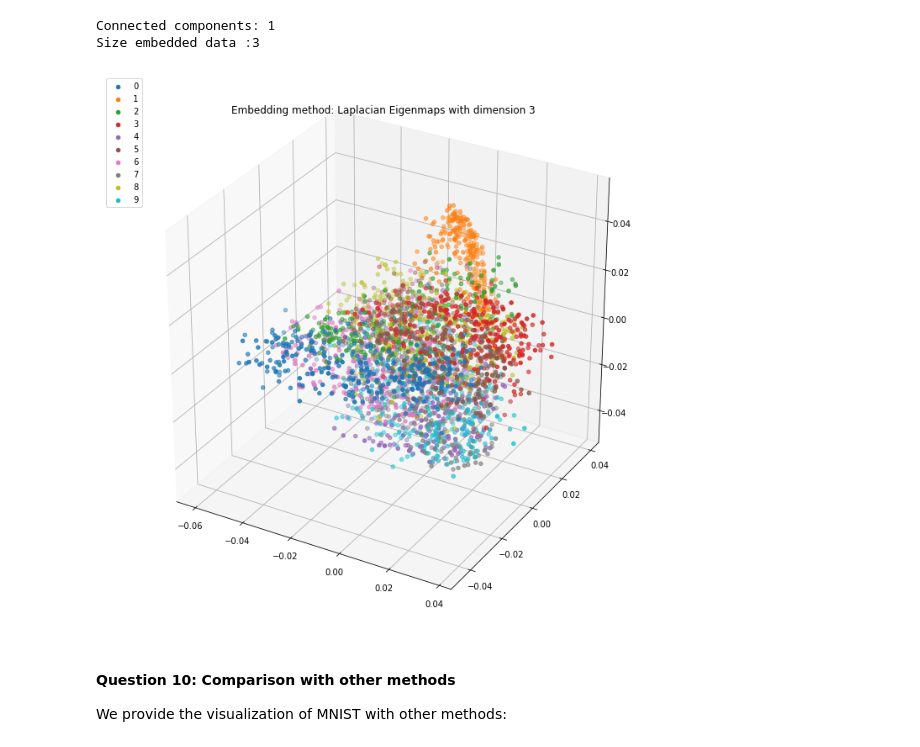
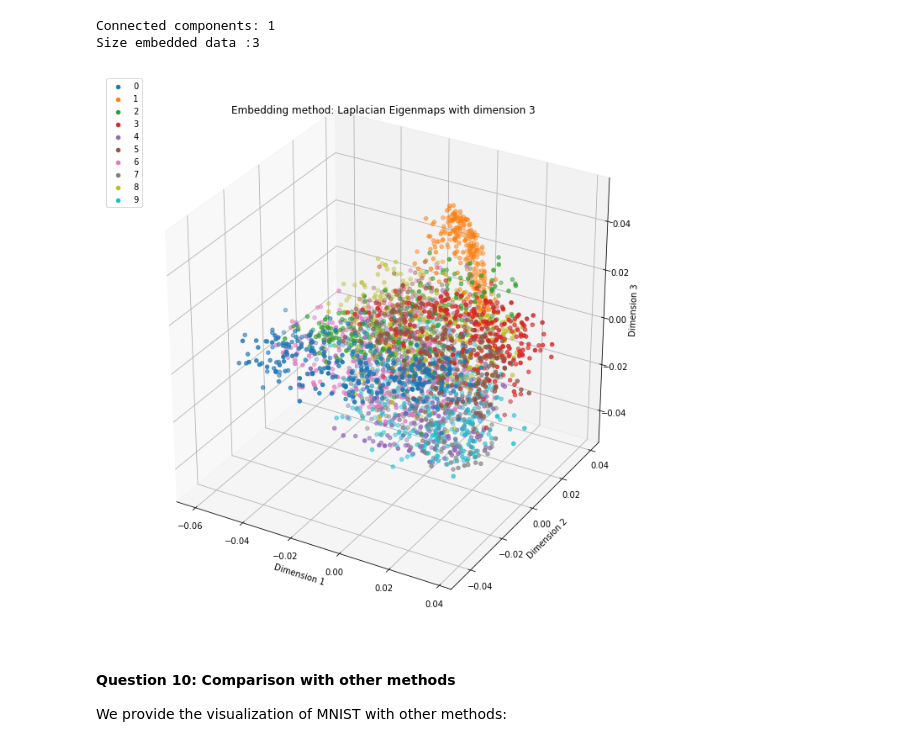
Before and after one commit to antoine-spahr/NTDS, a Jupyter notebook: Assignments/2_learning_with_graphs.ipynb, the cells around one changed output. Cells and saved outputs as stored; diff of their text form; code cells hidden in the pictures.

```diff
--- a/Assignments/2_learning_with_graphs.ipynb
+++ b/Assignments/2_learning_with_graphs.ipynb
@@ -442,14 +442,17 @@ Size embedded data :3
 # %%
 fig = plt.figure(figsize=(12,12))
 ax = fig.add_subplot(111,projection= '3d')
 for i in classes:
     mask = y_mnist == i
     ax.scatter(X_mnist_embed3[mask,0],X_mnist_embed3[mask,1],X_mnist_embed3[mask,2], zdir= 'x',label=i)
 ax.legend(loc = 'upper left')
 ax.set_title("Embedding method: Laplacian Eigenmaps with dimension {}".format(dim))
+ax.set_xlabel('Dimension 1')
+ax.set_ylabel('Dimension 2')
+ax.set_zlabel('Dimension 3')
 plt.show()
 # %% [output]
-[figure, old version]
+[figure, new version]
 # %% [markdown]
 #### Question 10: Comparison with other methods
 We provide the visualization of MNIST with other methods:
```
Also changed, not shown: parts of 17 cells of this notebook.
